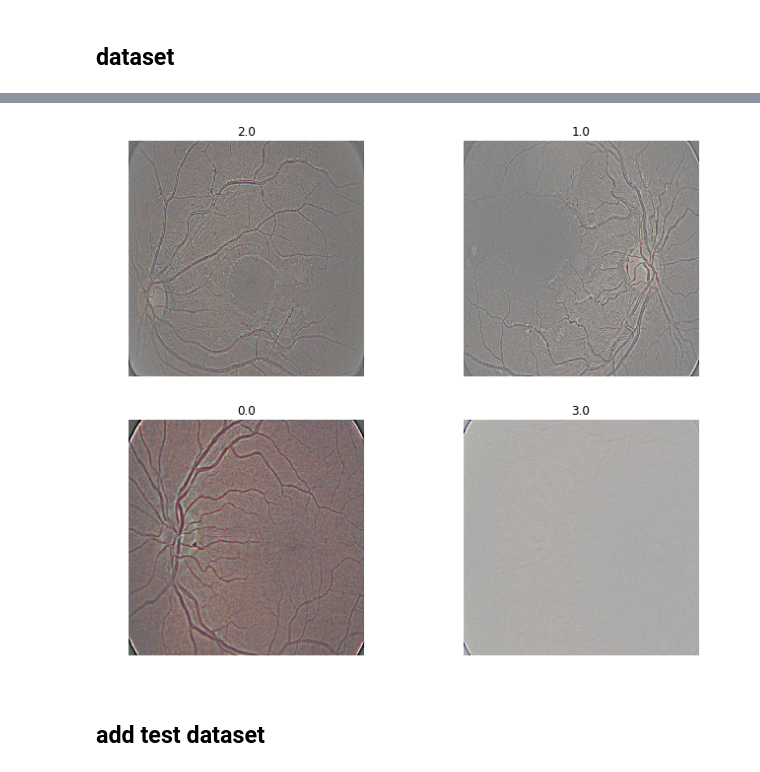
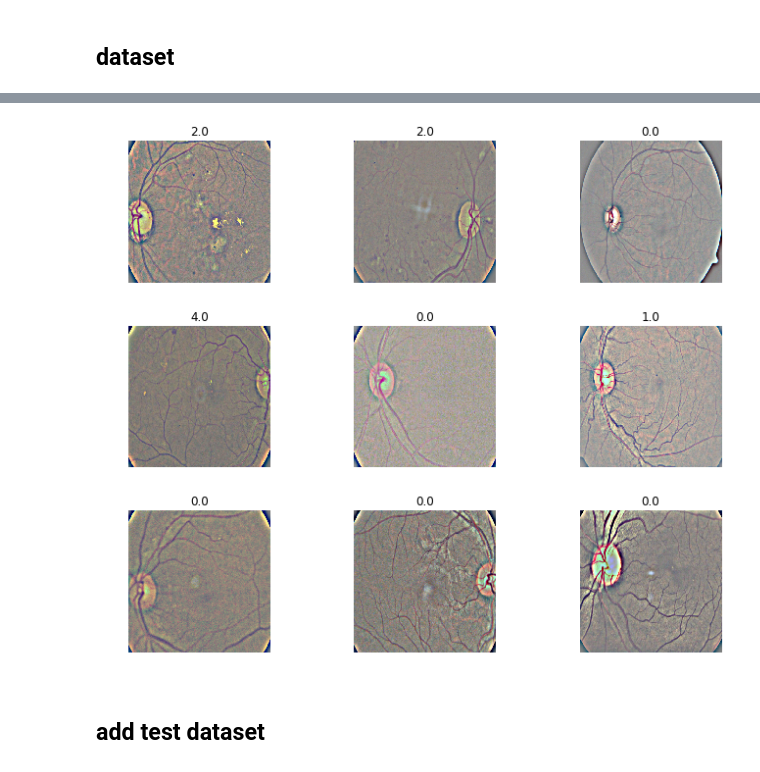
Before and after one commit to yang-zhang/aptos2019-blindness-detection, a Jupyter notebook: nbs/Dev0724-2.ipynb, the cells around one changed output, grey strips where cells are left out. Cells and saved outputs as stored; diff of their text form; code cells hidden in the pictures.

```diff
--- a/nbs/Dev0724-2.ipynb
+++ b/nbs/Dev0724-2.ipynb
@@ -772,0 +715,3 @@ t2c_trn_extra
+# %%
+t2c_wanted_val = {t:int(p*len_blnd*PERC_VAL) for t,p in t2p_wanted.items()}
+t2c_wanted_val
@@ -773,7 +725,11 @@ t2c_trn_extra
 # %%
-idx2use = list(np.where(df.src=='blnd')[0])
+set_torch_seed()
 
-for t,c_val in t2c_trn_extra.items():
-    idx_t_external = np.where((df.src!='blnd') & (df.target==t))[0]
-    idx_t_external_sample = np.random.choice(idx_t_external, c_val, replace=False)
-    idx2use += list(idx_t_external_sample)
+idx_val = []
+for t,c_val in t2c_wanted_val.items():
+    idx_t_all = np.where(df.target==t)[0]
+    idx_t = np.random.choice(idx_t_all, c_val, replace=False)
+    idx_val += list(idx_t)
+
+df['is_val']=False
+df.loc[idx_val, 'is_val']=True
@@ -789,2 +735,0 @@ Name: target, dtype: int64
-# %%
-df = df.iloc[idx2use]
@@ -839,14 +754,14 @@ Name: target, dtype: int64
 %%time
 tfms = get_transforms(**params_tfms)
 
-def get_data(sz, bs):
+def get_data(sz=SZ):
     src = (ImageList.from_df(df=df,path='./',cols='fnm')
             .split_from_df(col='is_val')
             .label_from_df(cols='target',
                            label_cls=FloatList)
           )
 
-    data= (src.transform(tfms, size=SZ,
+    data= (src.transform(tfms, size=sz,
                          **kwargs_tfms
                          ) #Data augmentation
             .databunch(bs=bs) #DataBunch
@@ -857,5 +772,5 @@ def get_data(sz, bs):
 bs = BS
 sz = SZ
 set_torch_seed()
-data = get_data(sz, bs)
+data = get_data()
 # %% [output]
@@ -864,4 +779,4 @@ Wall time: 9.25 s
 # %%
 %%time
-data.show_batch(rows=2, figsize=(10, 8))
+data.show_batch(rows=3, figsize=(10, 8))
 # %% [output]
@@ -870,4 +785,4 @@ Wall time: 46 s
-[figure, old version]
+[figure, new version]
 # %% [markdown]
 ## add test dataset
 # %%
```
Also changed, not shown: parts of 83 cells of this notebook, 7 other files.
